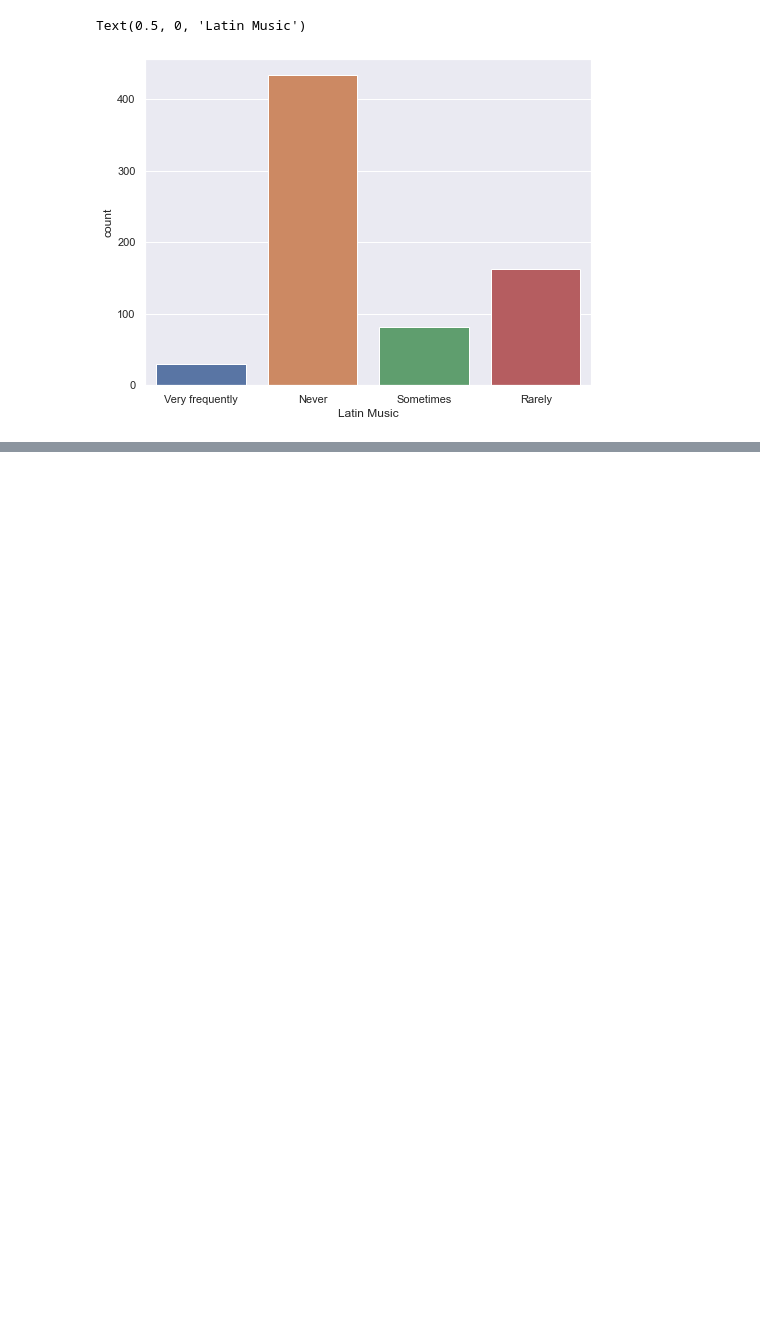
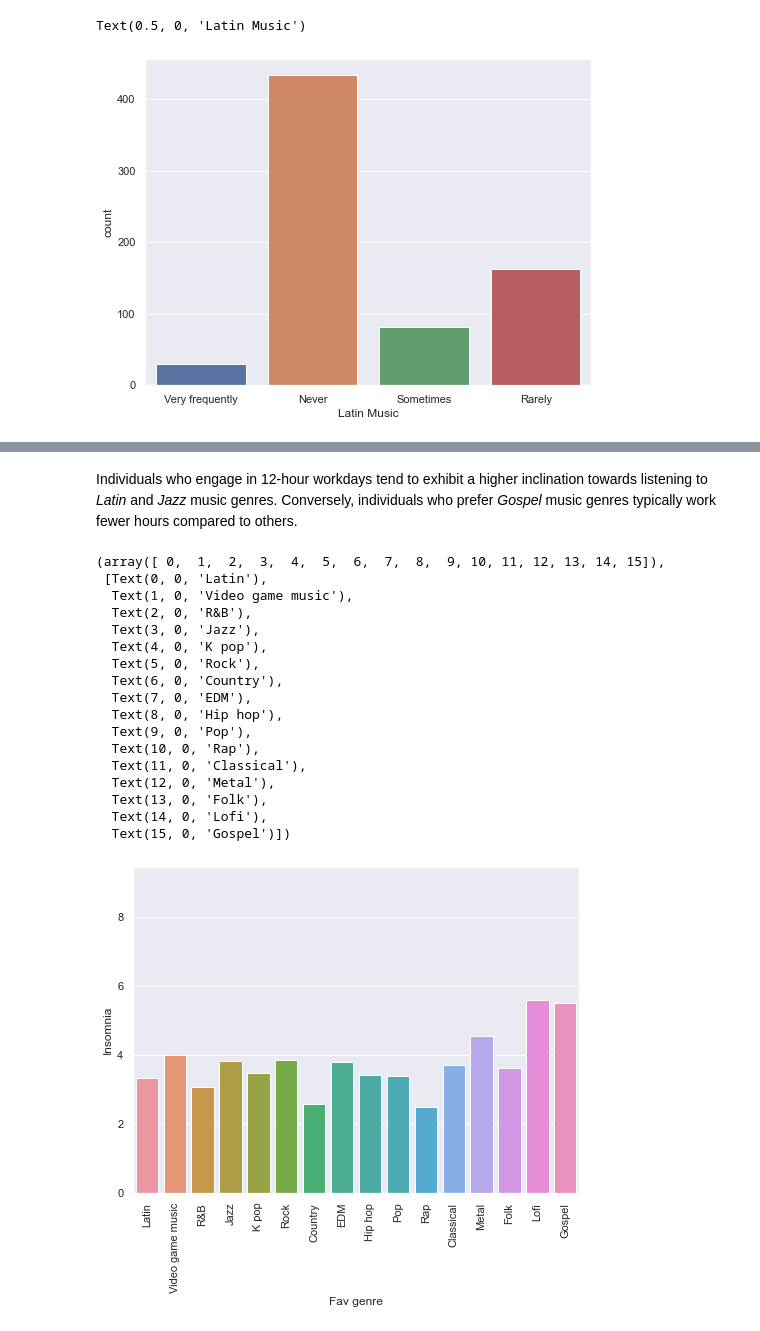
Before and after one commit to nthnn/Metal-Health-x-Music, a Jupyter notebook: mental-health-x-music.ipynb, the cells around one changed output, grey strips where cells are left out. Saved outputs shown, nothing was run; the diff lists cells and outputs as text; code cells hidden in the pictures; blank space fills up the shorter version.

```diff
--- a/mental-health-x-music.ipynb
+++ b/mental-health-x-music.ipynb
@@ -367,0 +420,25 @@ Text(0.5, 0, 'Latin Music')
+# %% [markdown]
+Individuals who engage in 12-hour workdays tend to exhibit a higher inclination towards listening to *Latin* and *Jazz* music genres. Conversely, individuals who prefer *Gospel* music genres typically work fewer hours compared to others.
+# %%
+plt.figure(figsize=(8,6))
+seaborn.barplot(x=data['Fav genre'], y=data['Insomnia'], errwidth=0)
+plt.xticks(rotation=90)
+# %% [output]
+(array([ 0,  1,  2,  3,  4,  5,  6,  7,  8,  9, 10, 11, 12, 13, 14, 15]),
+ [Text(0, 0, 'Latin'),
+  Text(1, 0, 'Video game music'),
+  Text(2, 0, 'R&B'),
+  Text(3, 0, 'Jazz'),
+  Text(4, 0, 'K pop'),
+  Text(5, 0, 'Rock'),
+  Text(6, 0, 'Country'),
+  Text(7, 0, 'EDM'),
+  Text(8, 0, 'Hip hop'),
+  Text(9, 0, 'Pop'),
+  Text(10, 0, 'Rap'),
+  Text(11, 0, 'Classical'),
+  Text(12, 0, 'Metal'),
+  Text(13, 0, 'Folk'),
+  Text(14, 0, 'Lofi'),
+  Text(15, 0, 'Gospel')])
+[figure, added]
```
Also changed, not shown: parts of 11 cells of this notebook.
